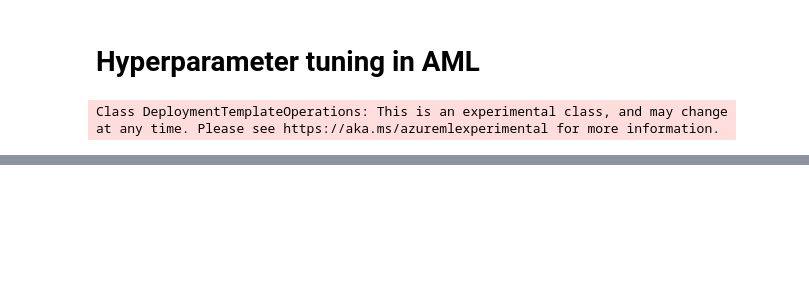
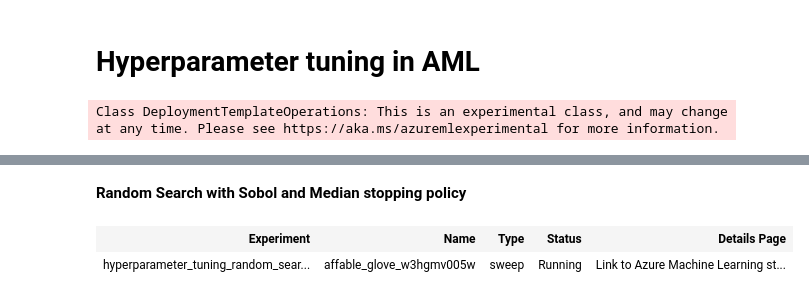
Before and after one commit to drigou/azure-machine-learning, a Jupyter notebook: az-ml/10_HyperParameterTuning/01_HyperParameterTuning.ipynb, the cells around one changed output, grey strips where cells are left out. Saved outputs shown, nothing was run; the diff lists cells and outputs as text; code cells hidden in the pictures; blank space fills up the shorter version.

```diff
--- a/az-ml/10_HyperParameterTuning/01_HyperParameterTuning.ipynb
+++ b/az-ml/10_HyperParameterTuning/01_HyperParameterTuning.ipynb
@@ -43,0 +189,2 @@ ImportError: cannot import name 'job' from 'azure.ai.ml' (c:\Users\dgouwy\Docume
+# %% [markdown]
+**Random Search with Sobol and Median stopping policy**
@@ -43,0 +217,37 @@ ImportError: cannot import name 'job' from 'azure.ai.ml' (c:\Users\dgouwy\Docume
+# %%
+from azure.ai.ml.sweep import Choice, LogUniform, QUniform, \
+                                SweepJobLimits, RandomSamplingAlgorithm, \
+                                MedianStoppingPolicy, BanditPolicy, TruncationSelectionPolicy
+import math
+
+job = create_early_stopping_job()
+
+command_job_for_sweep = job(
+     alpha = LogUniform(math.log(1e-3), math.log(1e3))
+    ,max_iter = QUniform(min_value=500, max_value=2000, q=1)
+)
+
+sweep_job_limits = SweepJobLimits(
+     max_concurrent_trials = 4
+    ,max_total_trials = 30
+    ,timeout= 30*60           # In seconds
+)
+
+sweep_job = command_job_for_sweep.sweep(
+     sampling_algorithm = RandomSamplingAlgorithm(seed=123, rule="sobol")
+    ,primary_metric = "accuracy"
+    ,goal = "Maximize"
+)
+
+sweep_job.limits = sweep_job_limits
+sweep_job.experiment_name = \
+    "hyperparameter_tuning_random_search_diabets_classifier"
+sweep_job.early_termination = MedianStoppingPolicy(
+                     delay_evaluation = 5               # Only start early stopping after x evaluations
+                    ,evaluation_interval = 1            # Each time you log there needs to be an early stopping evaluation
+                )
+
+ml_client.jobs.create_or_update(sweep_job)
+# %% [output]
+| Experiment | Name | Type | Status | Details Page |
+| hyperparameter_tuning_random_sear... | affable_glove_w3hgmv005w | sweep | Running | Link to Azure Machine Learning st... |
```
Also changed, not shown: parts of 11 cells of this notebook, 3 other files.
